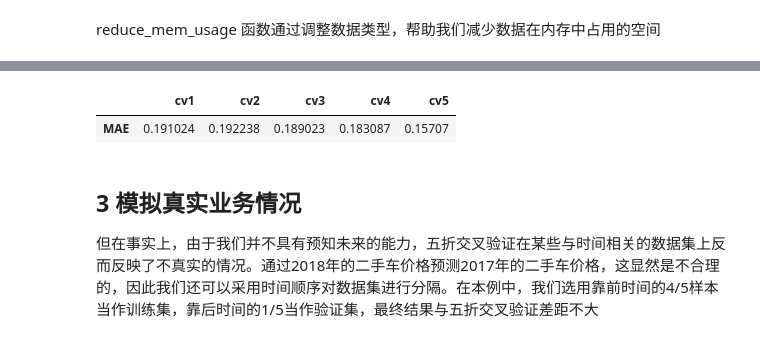
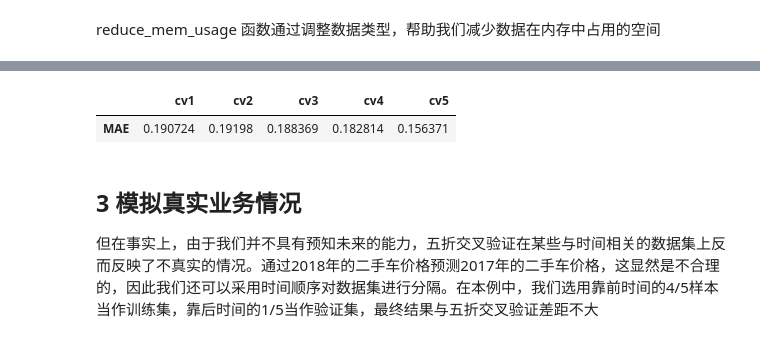
Before and after one commit to samprasgit/Learn_ML_in_Python, a Jupyter notebook: 数据竞赛学习/二手车价格预测/code/Task4 建模调参.ipynb, the cells around one changed output, grey strips where cells are left out. Drawn from its saved outputs; the diff is of its cells as text; code cells hidden in the pictures.

```diff
--- a/数据竞赛学习/二手车价格预测/code/Task4 建模调参.ipynb
+++ b/数据竞赛学习/二手车价格预测/code/Task4 建模调参.ipynb
@@ -115,4 +103,5 @@ sample_feature['notRepairedDamage']=sample_feature['notRepairedDamage'].astype(n
 # %%
-sample_feature=missing_implute_rf(sample_feature.iloc[:,1:],sample_feature.iloc[:,0])
+sample_feature = missing_implute_rf(
+    sample_feature.iloc[:, 1:], sample_feature.iloc[:, 0])
 (sample_feature.isnull().sum()/len(sample_feature)).sort_values()
 # %% [output]
@@ -140,2 +196,2 @@ train_y = train['price']
 # %%
-train_y=np.log(train_y+1)
+train_y_ln = np.log(train_y + 1)
@@ -148,5 +210,8 @@ model=model.fit(train_X,train_y)
 # %%
-# 查看训练的回归模型的截距(intercept)与权重(coef)
-'intercept: '+str(model.intercept_)
-sorted(dict(zip(continous_faeture_names,model.coef_)).items(),key=lambda x:x[1],reverse=True)
+# 查看对数变化model
+model = model.fit(train_X, train_y_ln)
+
+print('intercept:' + str(model.intercept_))
+sorted(dict(zip(continous_faeture_names, model.coef_)
+            ).items(), key=lambda x: x[1], reverse=True)
 # %% [output]
@@ -220,6 +274,6 @@ AVG:  0.023923419901777425
 # %%
 # 使用线性回归对处理过标签的特征数据进行五折交叉验证
-scores = cross_val_score(model, X=train_X, y=train_y,
+scores = cross_val_score(model, X=train_X, y=train_y_ln,
                          verbose=1, cv=5, scoring=make_scorer(mean_absolute_error))
 # %% [output]
 [Parallel(n_jobs=1)]: Using backend SequentialBackend with 1 concurrent workers.
@@ -231,11 +285,11 @@ AVG:  0.18248829237452804
 # %%
-# scores=pd.DataFrame(scores.reshape(1,-1))
-# scores.columns=['cv'+str(x) for x in range(1,6)]
-# scores.index=['MAE']
+scores = pd.DataFrame(scores.reshape(1,-1))
+scores.columns = ['cv' + str(x) for x in range(1, 6)]
+scores.index = ['MAE']
 scores
 # %% [output]
 |  | cv1 | cv2 | cv3 | cv4 | cv5 |
-| MAE | 0.191024 | 0.192238 | 0.189023 | 0.183087 | 0.15707 |
+| MAE | 0.190724 | 0.19198 | 0.188369 | 0.182814 | 0.156371 |
 # %% [markdown]
 ## 3 模拟真实业务情况
 
```
Also changed, not shown: parts of 36 cells of this notebook, 3 other files.
